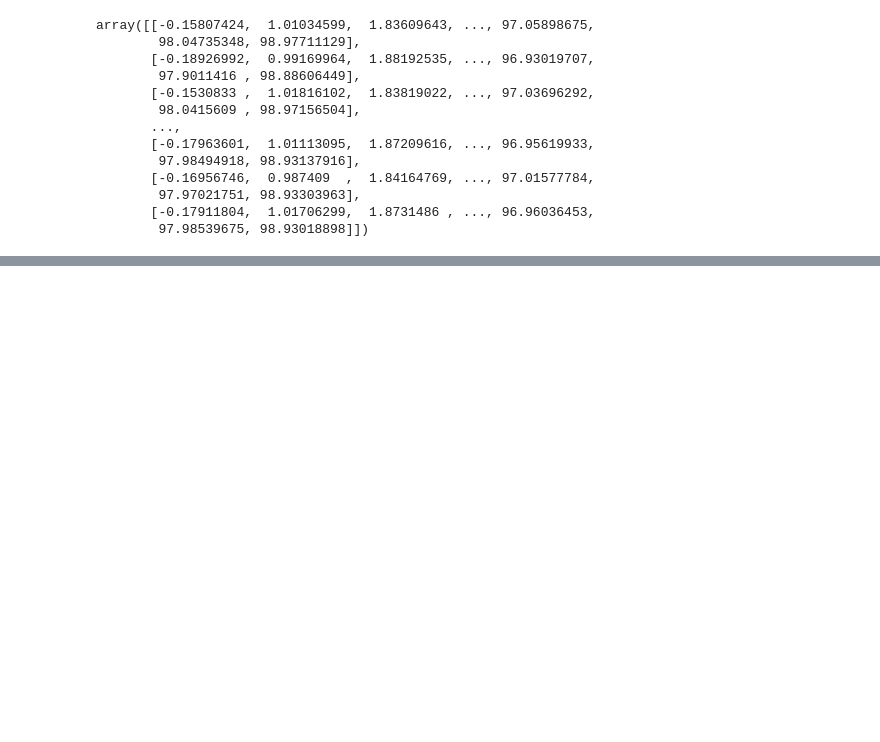
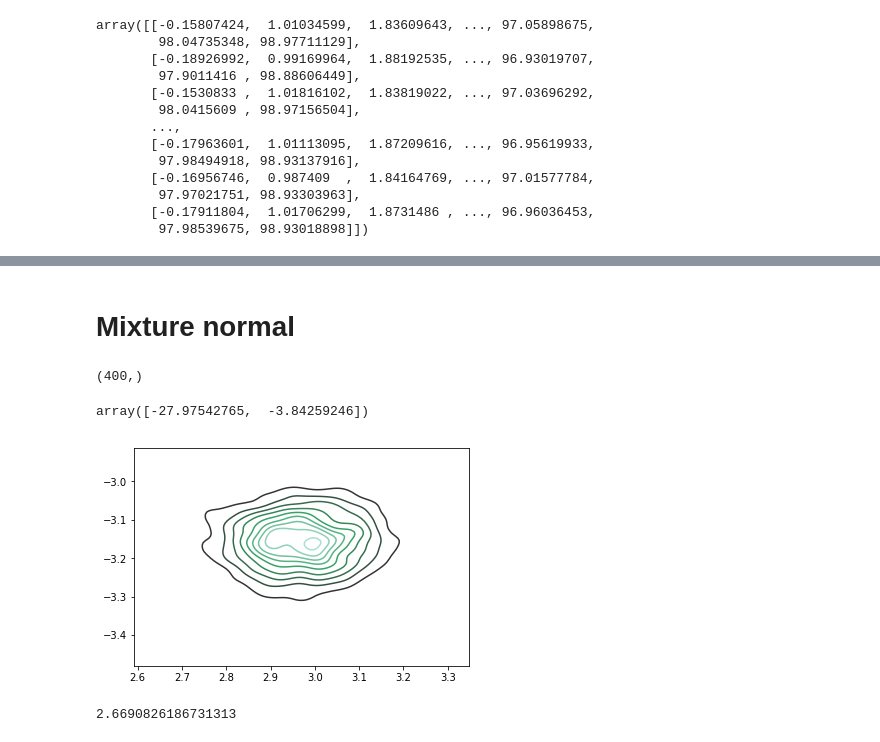
Before and after one commit to Senlody/SGHMC, a Jupyter notebook: sghmc/sghmcTry.ipynb, the cells around one changed output, grey strips where cells are left out. Saved outputs shown, nothing was run; the diff lists cells and outputs as text; code cells hidden in the pictures; blank space fills up the shorter version.

```diff
--- a/sghmc/sghmcTry.ipynb
+++ b/sghmc/sghmcTry.ipynb
@@ -540,0 +778,40 @@ plt.show()
+# %% [markdown]
+# Mixture normal
+# %%
+mu = np.array([-3, 3]).reshape(2,1) # true value for mu
+n = 200 # number of observations
+y = np.array([np.random.normal(mu[0], 1, n),np.random.normal(mu[1], 1, n)]).flatten() # observations
+# %%
+y.shape
+# %% [output]
+(400,)
+# %%
+def mn_glpdf(y,mu):
+    exp1=np.exp(-0.5*(y-mu[0])**2)
+    exp2=np.exp(-0.5*(y-mu[1])**2)
+
+    v = np.c_[exp1*(y-mu[0]),exp2*(y-mu[1])]
+    return np.sum(v/(exp1+exp2),axis=0)
+
+def mn_glpr(mu):
+    return -(np.sum(mu)/100)
+# %%
+mn_glpdf(y[:,None],mu)
+# %% [output]
+array([-27.97542765,  -3.84259246])
+# %%
+import matplotlib.pyplot as plt
+import seaborn as sns
+
+sim = sghmc(mn_glpdf, mn_glpr, y[:,None], V_hat = np.eye(2), eps = 0.01,
+            theta_0 = np.array([0,0]), C = np.eye(2),
+            heatup = 100, epoches = 2000, batch_size = 80)
+
+kdeplt2 = sns.kdeplot(sim[:,0],sim[:,1])
+plt.show()
+# %% [output]
+[figure, added]
+# %%
+np.min(sim[:,0])
+# %% [output]
+2.6690826186731313
```
Also changed, not shown: parts of 14 cells of this notebook, 1 other file.
